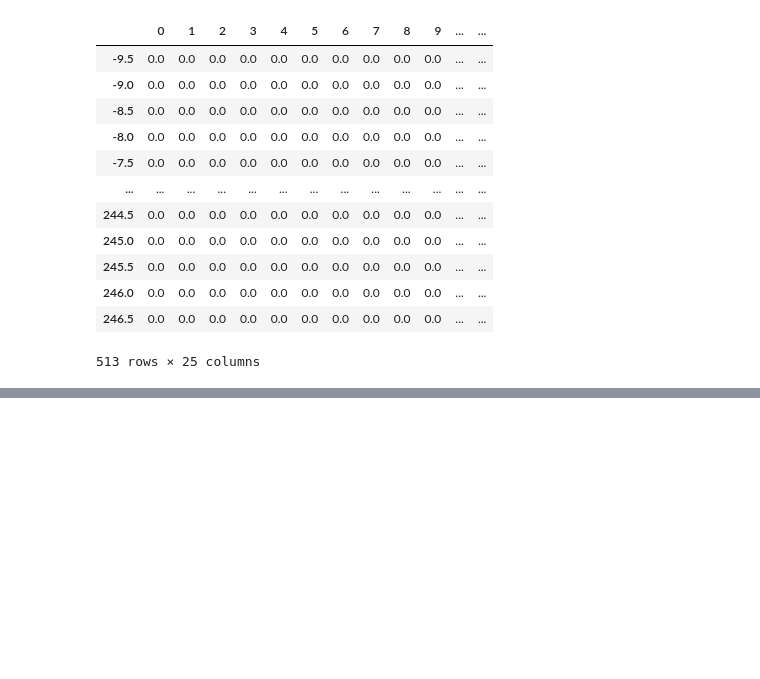
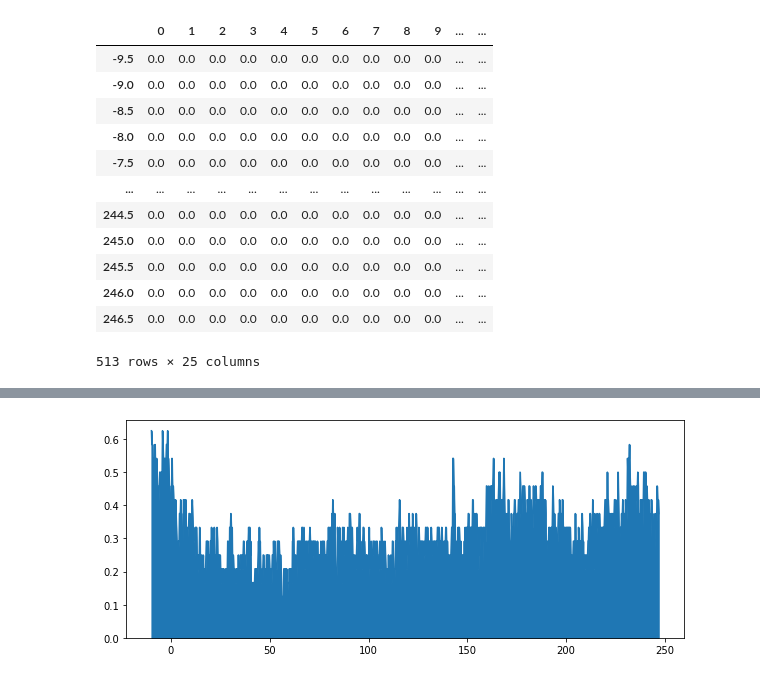
Before and after one commit to finn42/ActivityAnalysis_PythonConversion, a Jupyter notebook: LocalActivityTest_demo.ipynb, the cells around one changed output, grey strips where cells are left out. Drawn from its saved outputs; the diff is of its cells as text; code cells hidden in the pictures; blank space fills up the shorter version.

```diff
--- a/LocalActivityTest_demo.ipynb
+++ b/LocalActivityTest_demo.ipynb
@@ -347,0 +250,11 @@ def activityCount(Data,FrameSize,HopSize,Thresh,actType):
+# %%
+Data = SRP['emgc']['rms']['D']
+FrameSize = 0.2 # second
+HopSize = 0.2 # seconds
+Thresh = 3
+actType = 'UBound'
+AC = aa.activityCount(Data,FrameSize,HopSize,Thresh,actType)
+AC['Total'].plot.area(figsize=(10,4))
+plt.show()
+# %% [output]
+[figure, added]
```
Also changed, not shown: parts of 12 cells of this notebook, 1 other file.
